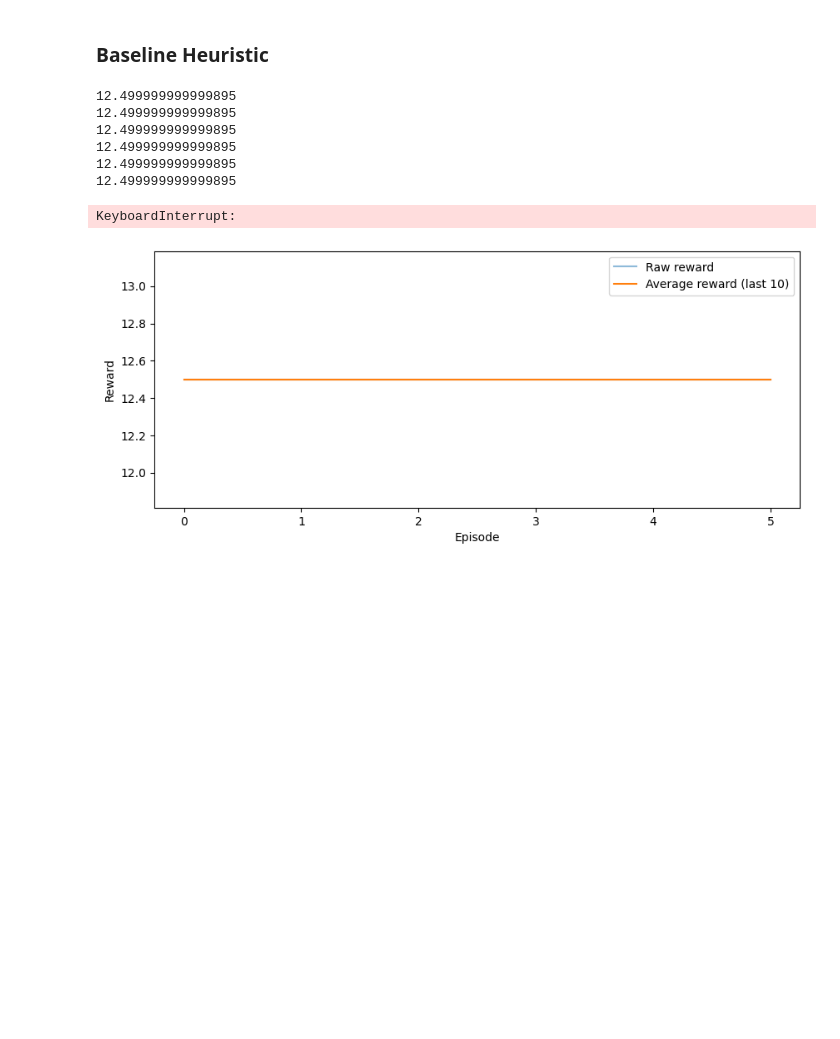
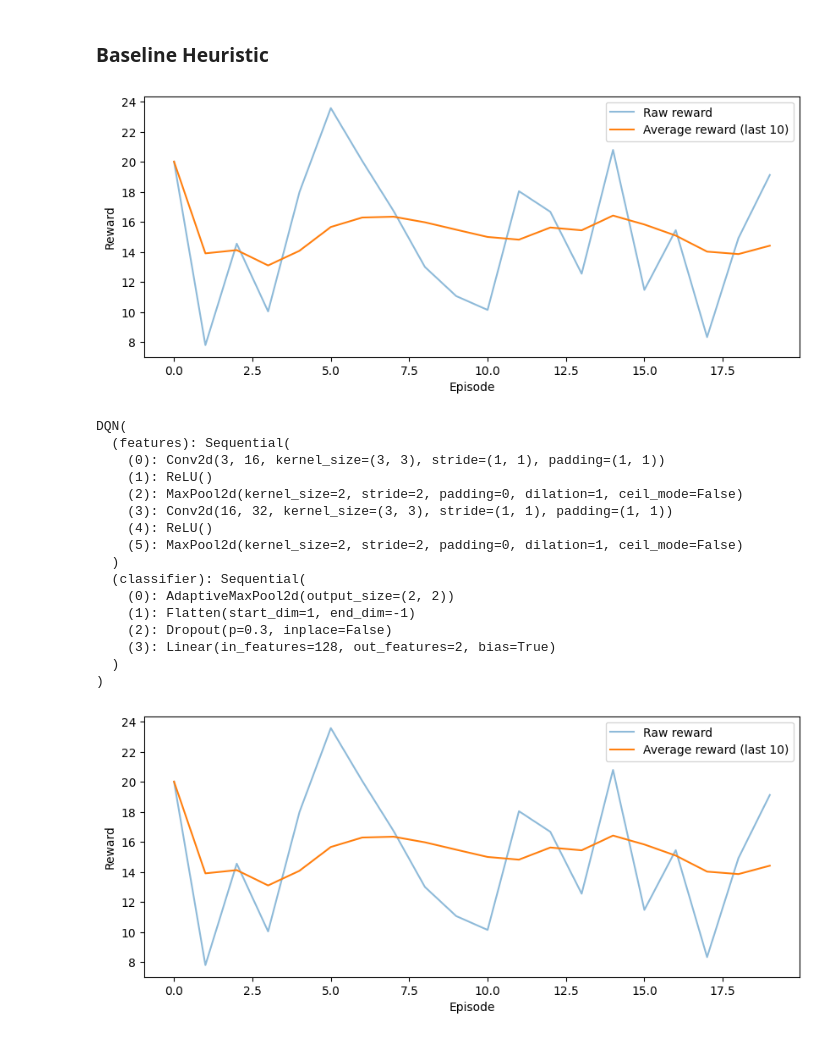
Before and after one commit to rarosilva/DL_Proj2, a Jupyter notebook: tasks/task1.ipynb, the cells around one changed output. Cells and saved outputs as stored; diff of their text form; code cells hidden in the pictures; blank space fills up the shorter version.

```diff
--- a/tasks/task1.ipynb
+++ b/tasks/task1.ipynb
@@ -75,9 +73,12 @@ LR = 1e-4
 BASE_SEED = 42
 # %%
 import os
+import glob
 
+video_dir = "./videos"
+episode_video_files = {}
 episode_rewards = []
-def train(net, optimizer, n_episodes = N_EPISODES, difficulty = DIFFICULTY, gamma = 0.99, n_frames = 1, heuristic=None, name=None):
+def train(env, net, optimizer, n_episodes = N_EPISODES, gamma = GAMMA, n_frames = FRAMES_NUMBER, heuristic=None, name=None, warmup_pct=0.0):
     fig, ax = plt.subplots(figsize=(10, 4))
     line, = ax.plot([], [], label="Reward per Episode")
     ax.set_xlim(0, n_episodes)
@@ -89,7 +90,6 @@ def train(net, optimizer, n_episodes = N_EPISODES, difficulty = DIFFICULTY, gamm
 
     reward_history = []
     for ep in range(n_episodes):
-        env = SpaceRaceEnv(difficulty=difficulty, round_time_seconds=60, ticks_per_second=10, obs_mode="rgb", include_semantic_info=(heuristic is not None))
         state, info = env.reset(seed=BASE_SEED + ep)
 
         stack = [state] * n_frames
@@ -98,12 +98,14 @@ def train(net, optimizer, n_episodes = N_EPISODES, difficulty = DIFFICULTY, gamm
         done = False
         total_reward = 0
         while not done:
-            if heuristic == None:
-                with torch.no_grad():
-                    q_values = net(preprocess_obs(state))
-                    action = q_values.argmax().item()
+            q_values = net(preprocess_obs(state))
+
+            if heuristic is not None and ep/n_episodes < warmup_pct: # Warm start with heuristic
+                action = heuristic(info)
             else:
-                action = heuristic(info)
+                action = q_values.argmax().item()
+
+            q_sa = q_values[0, action]
 
             next_state, reward, terminated, truncated, info = env.step(action)
             done = terminated or truncated
@@ -112,24 +114,32 @@ def train(net, optimizer, n_episodes = N_EPISODES, difficulty = DIFFICULTY, gamm
             stack.append(next_state)
             next_state = np.concatenate(stack, axis=-1)
 
-            loss = calculate_loss(net, state, action, reward, next_state, done, gamma)
+            next_state_prep = preprocess_obs(next_state)
+            with torch.no_grad():
+                q_values_next = net(next_state_prep)
+                max_q_values_next = q_values_next.max(dim=1).values[0]
+
+            loss = ((reward + gamma * max_q_values_next * (1 - int(done))) - q_sa) ** 2
+
             optimizer.zero_grad()
             loss.backward()
             optimizer.step()
-
 
             total_reward += reward
             state = next_state
 
         env.close()
         reward_history.append(total_reward)
-        #if ep % 5 == 0:
+
         # Save episode-reward pair
-            #episode_rewards.append((ep, total_reward))
+        episode_rewards.append((ep, total_reward))
+        # Find latest video file
+        mp4_list = sorted(glob.glob(os.path.join(video_dir, "*.mp4")), key=os.path.getctime)
+        if mp4_list:
+            episode_video_files[ep] = mp4_list[-1]
 
-        print(total_reward)
         avg_rewards = [np.mean(reward_history[max(0, i-10):i+1]) for i in range(len(reward_history))]
-        #clear_output(wait=True)
+        clear_output(wait=True)
         plt.figure(1)
         plt.clf()
         plt.xlabel('Episode')
@@ -138,7 +148,7 @@ def train(net, optimizer, n_episodes = N_EPISODES, difficulty = DIFFICULTY, gamm
         plt.plot(avg_rewards, label="Average reward (last 10)")
         plt.legend()
         #plt.pause(0.001)
-        #display(plt.gcf())
+        display(plt.gcf())
 
     if name != None:
       os.makedirs(f"DL_Proj2/models/{name}", exist_ok=True)
@@ -242,9 +254,28 @@ def heuristic_policy(info):
     else:
         return 0 # Move up
 # %%
-dqn = DQN(n_frames=1).to(device)
+dqn = DQN(n_frames=1, dropout=0.3).to(device)
 optimizer = optim.Adam(dqn.parameters(), lr=LR)
-train(dqn, optimizer, n_episodes=100, difficulty=1, gamma=0.99, n_frames=1, heuristic=heuristic_policy)
+train(envs["difficulty_2"], dqn, optimizer, n_episodes=20, gamma=0.99, n_frames=1)
+# %% [output]
+[figure, added]
+DQN(
+  (features): Sequential(
+    (0): Conv2d(3, 16, kernel_size=(3, 3), stride=(1, 1), padding=(1, 1))
+    (1): ReLU()
+    (2): MaxPool2d(kernel_size=2, stride=2, padding=0, dilation=1, ceil_mode=False)
+    (3): Conv2d(16, 32, kernel_size=(3, 3), stride=(1, 1), padding=(1, 1))
+    (4): ReLU()
+    (5): MaxPool2d(kernel_size=2, stride=2, padding=0, dilation=1, ceil_mode=False)
+  )
+  (classifier): Sequential(
+    (0): AdaptiveMaxPool2d(output_size=(2, 2))
+    (1): Flatten(start_dim=1, end_dim=-1)
+    (2): Dropout(p=0.3, inplace=False)
+    (3): Linear(in_features=128, out_features=2, bias=True)
+  )
+)
+[figure, added]
 # %%
 def heuristic_policy(info):
     semantic_obs = info["semantic_obs"]
@@ -289,16 +320,7 @@ def heuristic_policy(info):
 # %%
 dqn = DQN(n_frames=1).to(device)
 optimizer = optim.Adam(dqn.parameters(), lr=LR)
-train(dqn, optimizer, n_episodes=100, difficulty=1, gamma=0.99, n_frames=1, heuristic=heuristic_policy)
+train(envs["difficulty_0"], dqn, optimizer, n_episodes=10, gamma=0.99, n_frames=1)
-# %% [output]
-12.499999999999895
-12.499999999999895
-12.499999999999895
-12.499999999999895
-12.499999999999895
-12.499999999999895
-KeyboardInterrupt:
-[figure, removed]
 # %%
 dqn = DQN(n_frames=1).to(device)
 optimizer = optim.Adam(dqn.parameters(), lr=LR)
```
Also changed, not shown: parts of 7 cells of this notebook.
